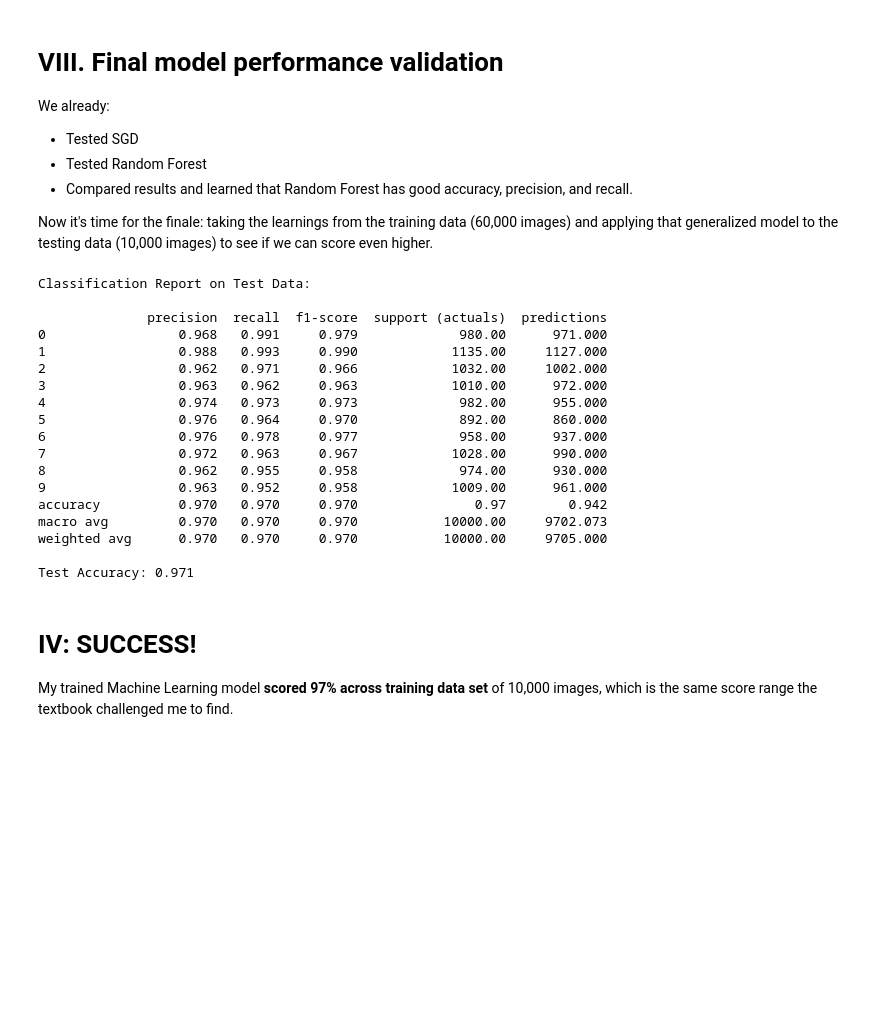
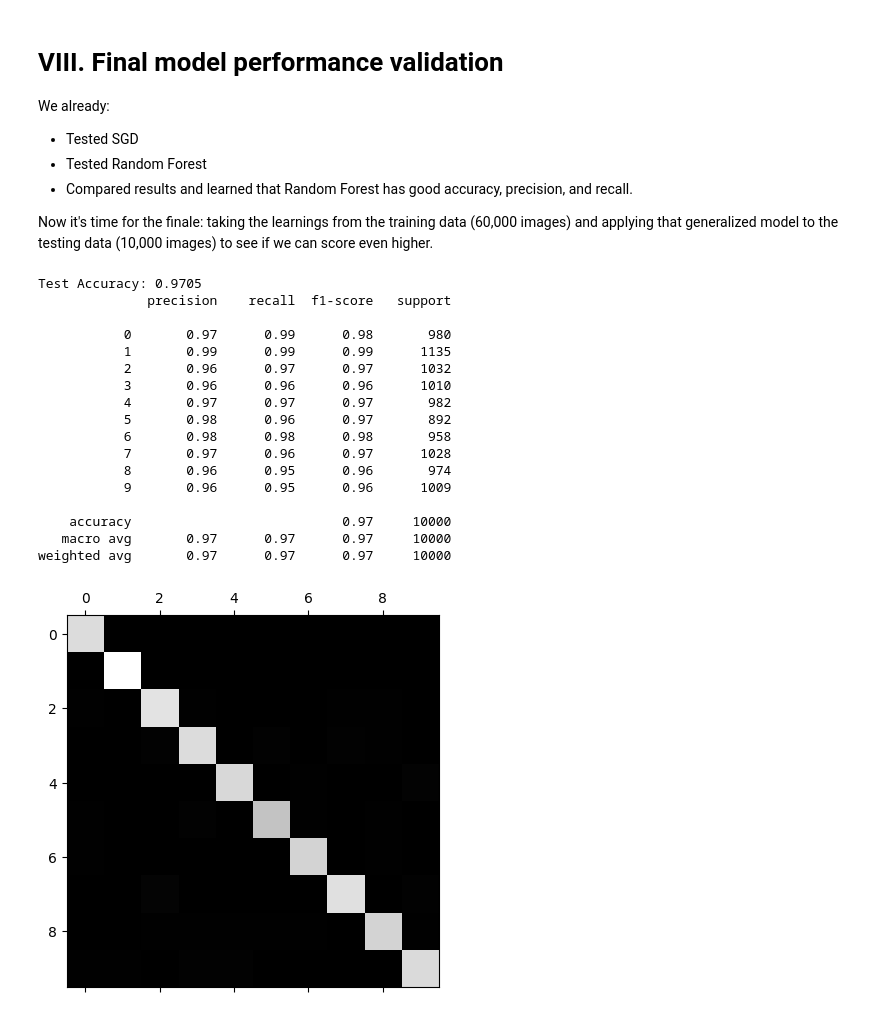
Before and after one commit to martn2023/digit-classification-neural-network-ML, a Jupyter notebook: end-to-end_ML_classification.ipynb, the cells around one changed output. Drawn from its saved outputs; the diff is of its cells as text; code cells hidden in the pictures; blank space fills up the shorter version.

Commit message:
renamed notebook

```diff
--- a/full_analysis.ipynb
+++ b/end-to-end_ML_classification.ipynb
@@ -711,43 +711,42 @@ We already:
 
 Now it's time for the finale: taking the learnings from the training data (60,000 images) and applying that generalized model to the testing data (10,000 images) to see if we can score even higher.
 # %%
+# Assuming your trained Random Forest model is called forest_clf
+# and you have your test data as X_test and y_test
 
-from sklearn.metrics import classification_report, accuracy_score
-report = classification_report(y_test, y_test_pred, digits=3, output_dict=True)
+# Step 1: Predict on the test data
+y_test_pred = forest_clf.predict(X_test)
 
-report_df = pd.DataFrame(report).transpose()
+# Step 2: Evaluate accuracy
+from sklearn.metrics import accuracy_score
+test_accuracy = accuracy_score(y_test, y_test_pred)
+print(f"Test Accuracy: {test_accuracy}")
 
-report_df = report_df.rename(columns={'support': 'support (actuals)'}) # Renaming "support" to "support (actuals)"
+# You can also use other metrics like precision, recall, and F1-score:
+from sklearn.metrics import classification_report
+print(classification_report(y_test, y_test_pred))
 
-# manually calculating a predictions column
-report_df['predictions'] = report_df['support (actuals)'] * report_df['recall']  # Placeholder for predictions based on recall
-
-report_df = report_df.round(3) # Rounding all columns to 3 decimal places
-
-print("\nClassification Report on Test Data:\n")
-print(report_df) # Display the classification report as a DataFrame
-
-test_accuracy = accuracy_score(y_test, y_test_pred)
-print(f"\nTest Accuracy: {test_accuracy:.3f}")
+# Step 3: Confusion matrix for deeper insights
+from sklearn.metrics import confusion_matrix
+conf_mx = confusion_matrix(y_test, y_test_pred)
+plt.matshow(conf_mx, cmap=plt.cm.gray)
+plt.show()
 # %% [output]
-Classification Report on Test Data:
+Test Accuracy: 0.9705
+              precision    recall  f1-score   support
 
-              precision  recall  f1-score  support (actuals)  predictions
-0                 0.968   0.991     0.979             980.00      971.000
-1                 0.988   0.993     0.990            1135.00     1127.000
-2                 0.962   0.971     0.966            1032.00     1002.000
-3                 0.963   0.962     0.963            1010.00      972.000
-4                 0.974   0.973     0.973             982.00      955.000
-5                 0.976   0.964     0.970             892.00      860.000
-6                 0.976   0.978     0.977             958.00      937.000
-7                 0.972   0.963     0.967            1028.00      990.000
-8                 0.962   0.955     0.958             974.00      930.000
-9                 0.963   0.952     0.958            1009.00      961.000
-accuracy          0.970   0.970     0.970               0.97        0.942
-macro avg         0.970   0.970     0.970           10000.00     9702.073
-weighted avg      0.970   0.970     0.970           10000.00     9705.000
+           0       0.97      0.99      0.98       980
+           1       0.99      0.99      0.99      1135
+           2       0.96      0.97      0.97      1032
+           3       0.96      0.96      0.96      1010
+           4       0.97      0.97      0.97       982
+           5       0.98      0.96      0.97       892
+           6       0.98      0.98      0.98       958
+           7       0.97      0.96      0.97      1028
+           8       0.96      0.95      0.96       974
+           9       0.96      0.95      0.96      1009
 
-Test Accuracy: 0.971
+    accuracy                           0.97     10000
+   macro avg       0.97      0.97      0.97     10000
+weighted avg       0.97      0.97      0.97     10000
+[figure, added]
-# %% [markdown]
-# IV: SUCCESS!
-My trained Machine Learning model __scored 97% across training data set__ of 10,000 images, which is the same score range the textbook challenged me to find.
```
Also changed, not shown: parts of 2 cells of this notebook, 2 other files.
